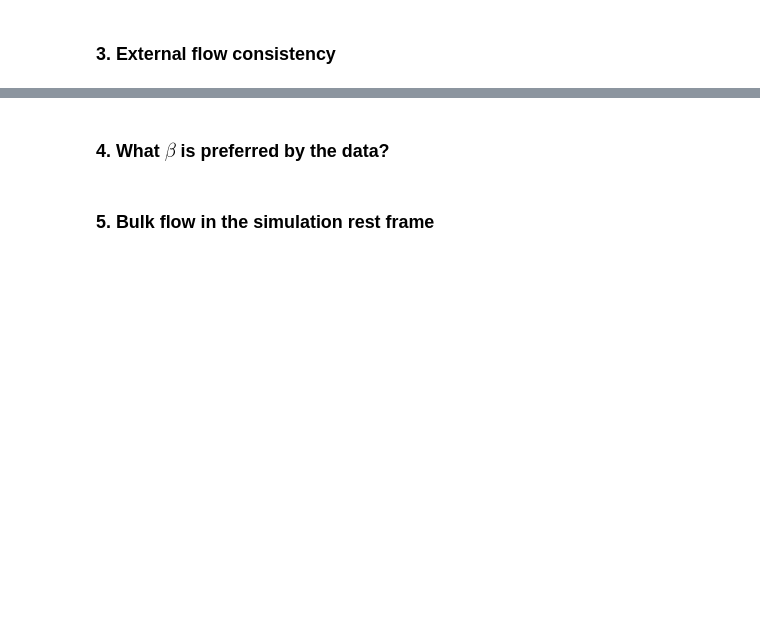
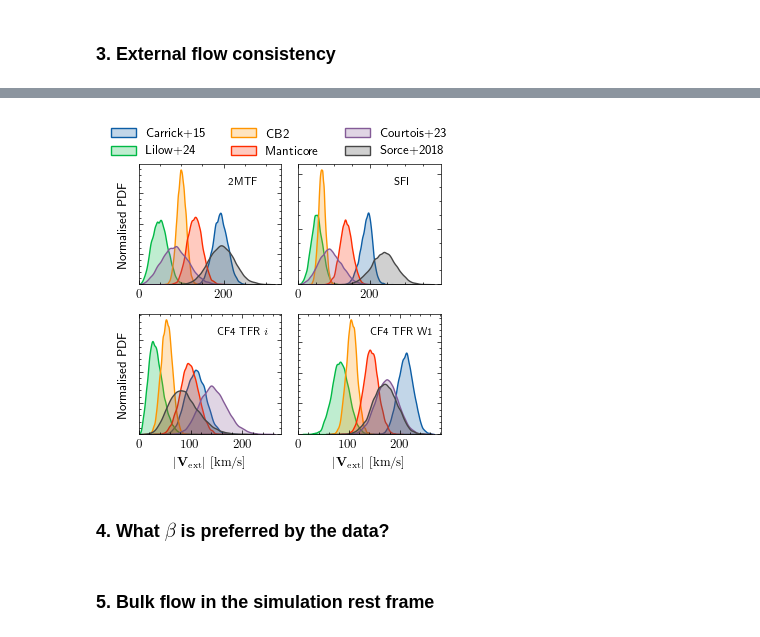
Before and after one commit to Richard-Sti/csiborgtools_public, a Jupyter notebook: notebooks/flow/reconstruction_comparison.ipynb, the cells around one changed output, grey strips where cells are left out. Cells and saved outputs as stored; diff of their text form; code cells hidden in the pictures; blank space fills up the shorter version.

```diff
--- a/notebooks/flow/reconstruction_comparison.ipynb
+++ b/notebooks/flow/reconstruction_comparison.ipynb
@@ -324,37 +343,39 @@ with plt.style.context('science'):
     plt.rcParams.update({'font.size': 9})
 
 
-    fig, axs = plt.subplots(2, 2, figsize=(3.5, 2.65 * 1.1))
+    fig, axs = plt.subplots(2, 2, figsize=(3.5, 2.65 * 1.25))
     fig.subplots_adjust(hspace=0, wspace=0)
 
     for k, cat in enumerate(cats):
         i, j = k // 2, k % 2
         ax = axs[i, j]
 
         for sim in sims:
             sns.kdeplot(X[f"{sim}_{cat}"], fill=True, bw_adjust=0.75, ax=ax,
                         label=simname_to_pretty(sim) if i == 0 else None)
 
         ax.text(0.725, 0.85, catalogue_to_pretty(cat),
             transform=ax.transAxes, fontsize="small",
             verticalalignment='center', horizontalalignment='center',
             bbox=dict(facecolor='white', alpha=0.5, edgecolor='none'))
 
         ax.set_ylabel(None)
         ax.set_yticklabels([])
         ax.set_xlim(0)
 
     handles, labels = axs[0, 0].get_legend_handles_labels()
     fig.legend(handles, labels, loc='upper center', bbox_to_anchor=(0.5, 1.1),
                ncol=3)
 
     for i in range(2):
         axs[-1, i].set_xlabel(r"$|\mathbf{V}_{\rm ext}| ~ [\mathrm{km} / \mathrm{s}]$")
         axs[i, 0].set_ylabel("Normalised PDF")
 
     fig.tight_layout()
     fig.savefig(f"../../plots/Vext_comparison.pdf", dpi=450)
     fig.show()
+# %% [output]
+[figure, added]
 # %% [markdown]
 ### 4. What $\beta$ is preferred by the data?
 # %%
```
Also changed, not shown: parts of 6 cells of this notebook, 2 other files.
